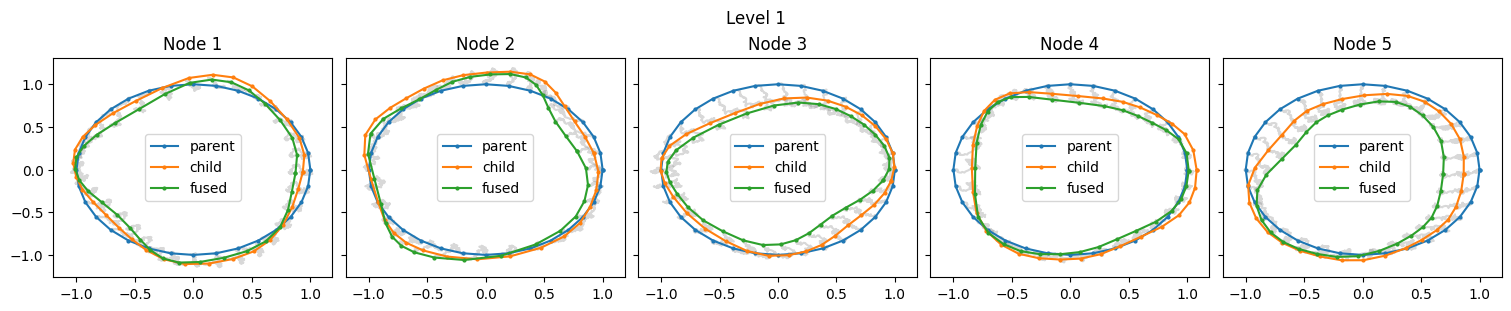
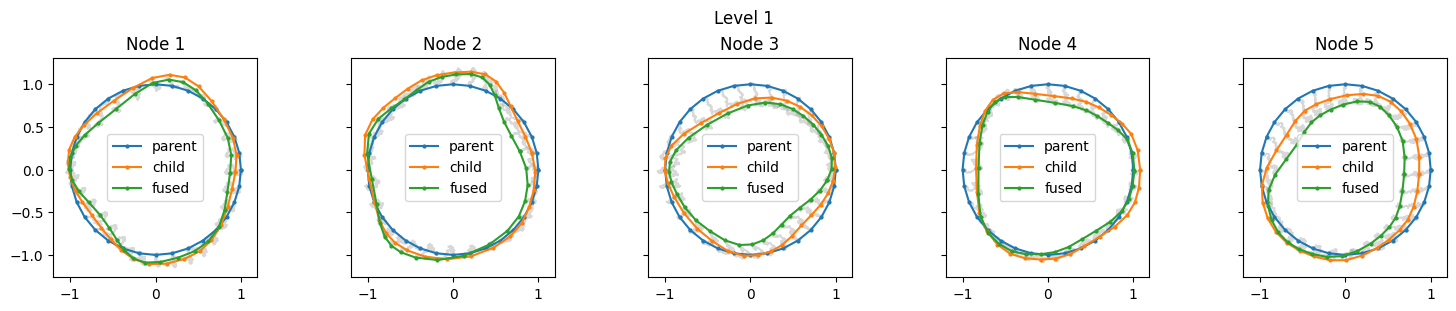
Code edit (unified diff) that turned the first committed figure into the second:
--- before
+++ after
@@ -18,4 +18,5 @@
     axs[i].plot(closed_endpoint_curve[:, 0], closed_endpoint_curve[:, 1], color='C2', marker='o', markersize=2, label='fused', zorder=2)
     axs[i].set_title(f'Node {node_id}')
+    axs[i].set_aspect('equal')
     axs[i].legend()
 fig.suptitle('Level 1')

Commit: Update two kunita shape notebooks, added ascii tree plotting as a tree method